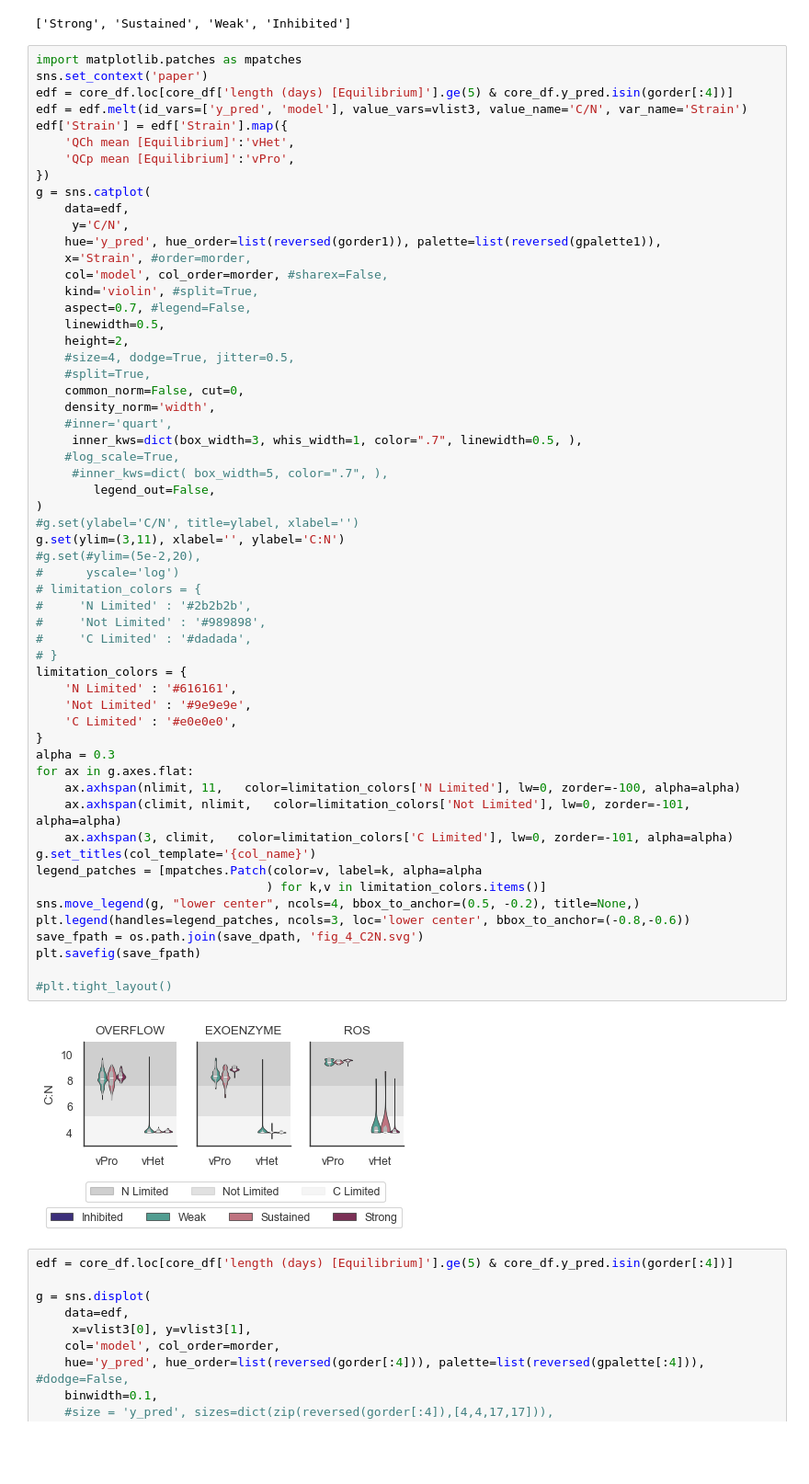
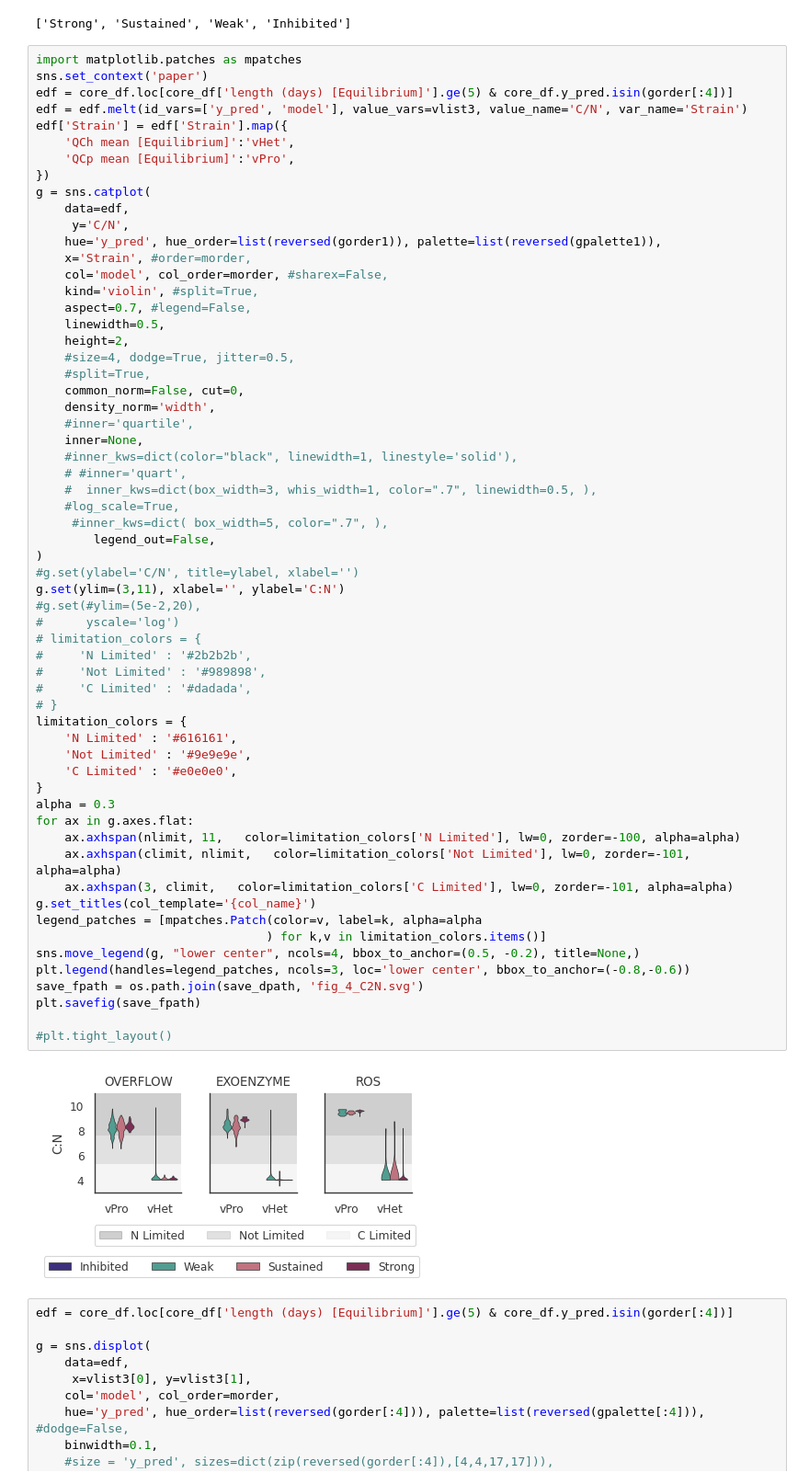
Before and after one commit to wosnat/recycle_model, a Jupyter notebook: STORE_model/notebooks/model_store_analyze_monte_het_analyze_flux_all.ipynb, the cells around one changed output. Shown at 92% size. Cells and saved outputs as stored; diff of their text form; blank space fills up the shorter version.

Commit message:
update violins - from box to quart/none

```diff
--- a/STORE_model/notebooks/model_store_analyze_monte_het_analyze_flux_all.ipynb
+++ b/STORE_model/notebooks/model_store_analyze_monte_het_analyze_flux_all.ipynb
@@ -1333,42 +1333,45 @@ g = sns.catplot(
     #split=True,
     common_norm=False, cut=0,
     density_norm='width',
-    #inner='quart',
-     inner_kws=dict(box_width=3, whis_width=1, color=".7", linewidth=0.5, ),
+    #inner='quartile',
+    inner=None,
+    #inner_kws=dict(color="black", linewidth=1, linestyle='solid'),
+    # #inner='quart',
+    #  inner_kws=dict(box_width=3, whis_width=1, color=".7", linewidth=0.5, ),
     #log_scale=True,
      #inner_kws=dict( box_width=5, color=".7", ),
         legend_out=False,
 )
 #g.set(ylabel='C/N', title=ylabel, xlabel='')
 g.set(ylim=(3,11), xlabel='', ylabel='C:N')
 #g.set(#ylim=(5e-2,20),
 #      yscale='log')
 # limitation_colors = {
 #     'N Limited' : '#2b2b2b',
 #     'Not Limited' : '#989898',
 #     'C Limited' : '#dadada',
 # }
 limitation_colors = {
     'N Limited' : '#616161',
     'Not Limited' : '#9e9e9e',
     'C Limited' : '#e0e0e0',
 }
 alpha = 0.3
 for ax in g.axes.flat:
     ax.axhspan(nlimit, 11,   color=limitation_colors['N Limited'], lw=0, zorder=-100, alpha=alpha)
     ax.axhspan(climit, nlimit,   color=limitation_colors['Not Limited'], lw=0, zorder=-101, alpha=alpha)
     ax.axhspan(3, climit,   color=limitation_colors['C Limited'], lw=0, zorder=-101, alpha=alpha)
 g.set_titles(col_template='{col_name}')
 legend_patches = [mpatches.Patch(color=v, label=k, alpha=alpha
                                 ) for k,v in limitation_colors.items()]
 sns.move_legend(g, "lower center", ncols=4, bbox_to_anchor=(0.5, -0.2), title=None,)
 plt.legend(handles=legend_patches, ncols=3, loc='lower center', bbox_to_anchor=(-0.8,-0.6))
 save_fpath = os.path.join(save_dpath, 'fig_4_C2N.svg')
 plt.savefig(save_fpath)
 
 #plt.tight_layout()
 # %% [output]
-[figure, old version]
+[figure, new version]
 # %%
 edf = core_df.loc[core_df['length (days) [Equilibrium]'].ge(5) & core_df.y_pred.isin(gorder[:4])]
 
```
Also changed, not shown: parts of 22 cells of this notebook, 18 other files.
